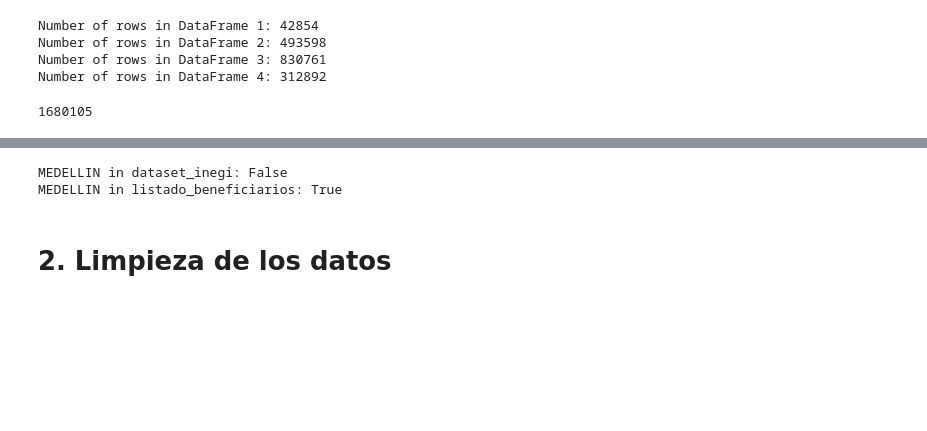
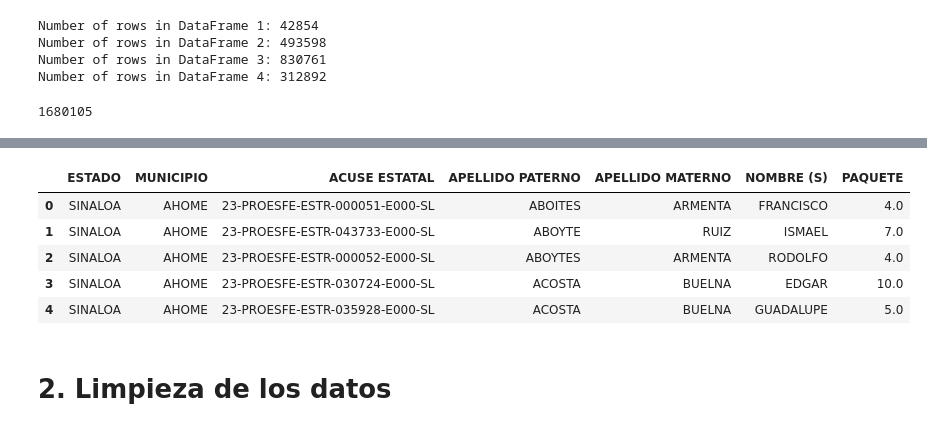
Before and after one commit to DGRIA/SESNA-Fertilizantes, a Jupyter notebook: src/Notebooks/2.2 Benef2023_Cleaning_and_merged.ipynb, the cells around one changed output, grey strips where cells are left out. Drawn from its saved outputs; the diff is of its cells as text; code cells hidden in the pictures; blank space fills up the shorter version.

Commit message:
Listado beeneficiarios2023. Justo antes del Diccionario.

```diff
--- a/src/Notebooks/2.2 Benef2023_Cleaning_and_merged.ipynb
+++ b/src/Notebooks/2.2 Benef2023_Cleaning_and_merged.ipynb
@@ -69,7 +69,7 @@ dataset_inegi = pd.read_csv(path_dataset_inegi, encoding='cp1252', dtype={'CVE_E
 # %% [markdown]
 ### Lectura del listado de Beneficiarios 2023
 # %%
-listado_beneficiarios, sumOfRows = load_datasets("../../data/productores_beneficiarios")
+listado_beneficiarios, sumOfRows = load_datasets("../../data/beneficiarios2023")
 # %% [output]
 Number of rows in DataFrame 1: 42854
 Number of rows in DataFrame 2: 493598
@@ -98,12 +82,12 @@ listado_beneficiarios
-# %%
-medellin_in_dataset_inegi = 'Medellín' in dataset_inegi['NOM_MUN'].values
-medellin_in_listado_beneficiarios = 'MEDELLIN' in listado_beneficiarios['MUNICIPIO'].values
-
-print(f"MEDELLIN in dataset_inegi: {medellin_in_dataset_inegi}")
-print(f"MEDELLIN in listado_beneficiarios: {medellin_in_listado_beneficiarios}")
-# %% [output]
-MEDELLIN in dataset_inegi: False
-MEDELLIN in listado_beneficiarios: True
+# %%
+listado_beneficiarios.head()
+# %% [output]
+|  | ESTADO | MUNICIPIO | ACUSE ESTATAL | APELLIDO PATERNO | APELLIDO MATERNO | NOMBRE (S) | PAQUETE |
+| 0 | SINALOA | AHOME | 23-PROESFE-ESTR-000051-E000-SL | ABOITES | ARMENTA | FRANCISCO | 4.0 |
+| 1 | SINALOA | AHOME | 23-PROESFE-ESTR-043733-E000-SL | ABOYTE | RUIZ | ISMAEL | 7.0 |
+| 2 | SINALOA | AHOME | 23-PROESFE-ESTR-000052-E000-SL | ABOYTES | ARMENTA | RODOLFO | 4.0 |
+| 3 | SINALOA | AHOME | 23-PROESFE-ESTR-030724-E000-SL | ACOSTA | BUELNA | EDGAR | 10.0 |
+| 4 | SINALOA | AHOME | 23-PROESFE-ESTR-035928-E000-SL | ACOSTA | BUELNA | GUADALUPE | 5.0 |
 # %% [markdown]
 # 2. Limpieza de los datos
 # %% [markdown]
```
Also changed, not shown: parts of 39 cells of this notebook.
